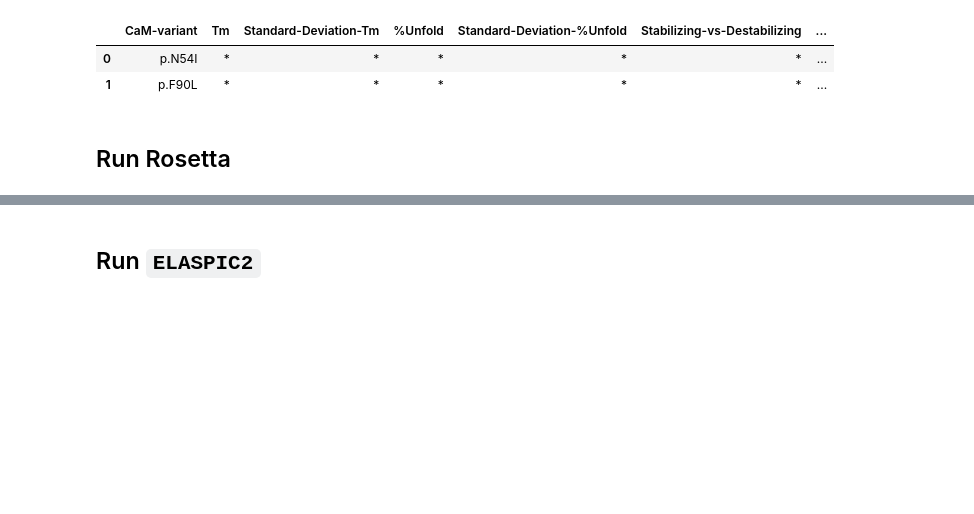
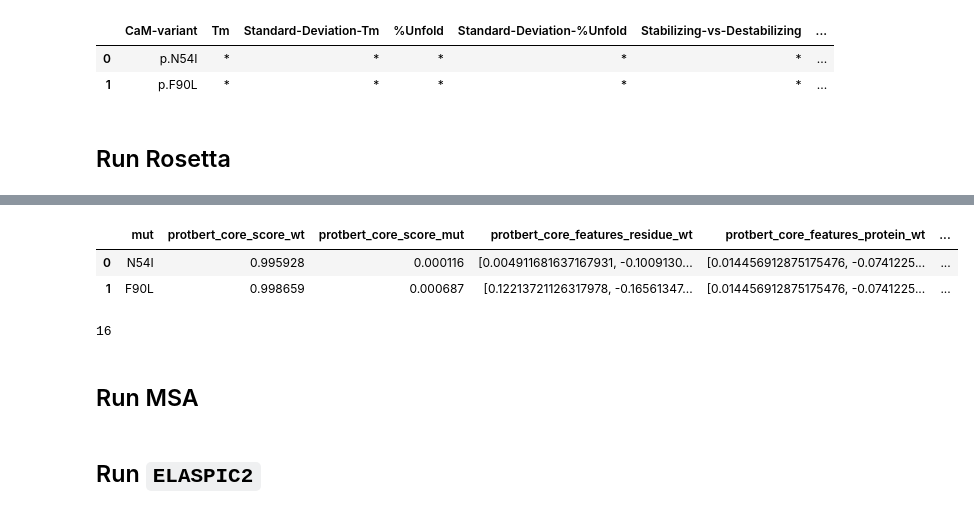
Before and after one commit to elaspic/cagi6-submission, a Jupyter notebook: notebooks/30_cagi6_cam.ipynb, the cells around one changed output, grey strips where cells are left out. Drawn from its saved outputs; the diff is of its cells as text; code cells hidden in the pictures; blank space fills up the shorter version.

```diff
--- a/notebooks/30_cagi6_cam.ipynb
+++ b/notebooks/30_cagi6_cam.ipynb
@@ -182,3 +282,43 @@ else:
+# %%
+def worker(mutation, data):
+    try:
+        results = ProtBert.analyze_mutation(f"A_{mutation}", data)
+    except Exception as error:
+        print(f"{error!r}")
+        return None
+    else:
+        results = {f"protbert_core_{key}": value for key, value in results.items()}
+        return results
+# %%
+protbert_results_file = NOTEBOOK_DIR.joinpath("protbert-results.parquet")
+
+if protbert_results_file.is_file():
+    protbert_results_df = pq.read_table(protbert_results_file).to_pandas()
+else:
+    from elaspic2.plugins.protbert import ProtBert
+
+    ProtBert.load_model(device=device)
+    data = ProtBert.build(sequence, ligand_sequence=None)
+
+    result_list = []
+    for mut in tqdm(result_df["mut"], leave=False):
+        result = worker(mut, data)
+        result_list.append({"mut": mut} | result)
+    protbert_results_df = pd.DataFrame(result_list)
+
+    pq.write_table(
+        pa.Table.from_pandas(protbert_results_df, preserve_index=False), protbert_results_file
+    )
+# %%
+display(protbert_results_df.head(2))
+print(len(protbert_results_df))
+# %% [output]
+|  | mut | protbert_core_score_wt | protbert_core_score_mut | protbert_core_features_residue_wt | protbert_core_features_protein_wt | ... |
+| 0 | N54I | 0.995928 | 0.000116 | [0.004911681637167931, -0.1009130... | [0.014456912875175476, -0.0741225... | ... |
+| 1 | F90L | 0.998659 | 0.000687 | [0.12213721126317978, -0.16561347... | [0.014456912875175476, -0.0741225... | ... |
+16
+# %% [markdown]
+## Run MSA
 # %% [markdown]
 ## Run `ELASPIC2`
 # %% [markdown]
```
Also changed, not shown: parts of 24 cells of this notebook, 2 other files.
